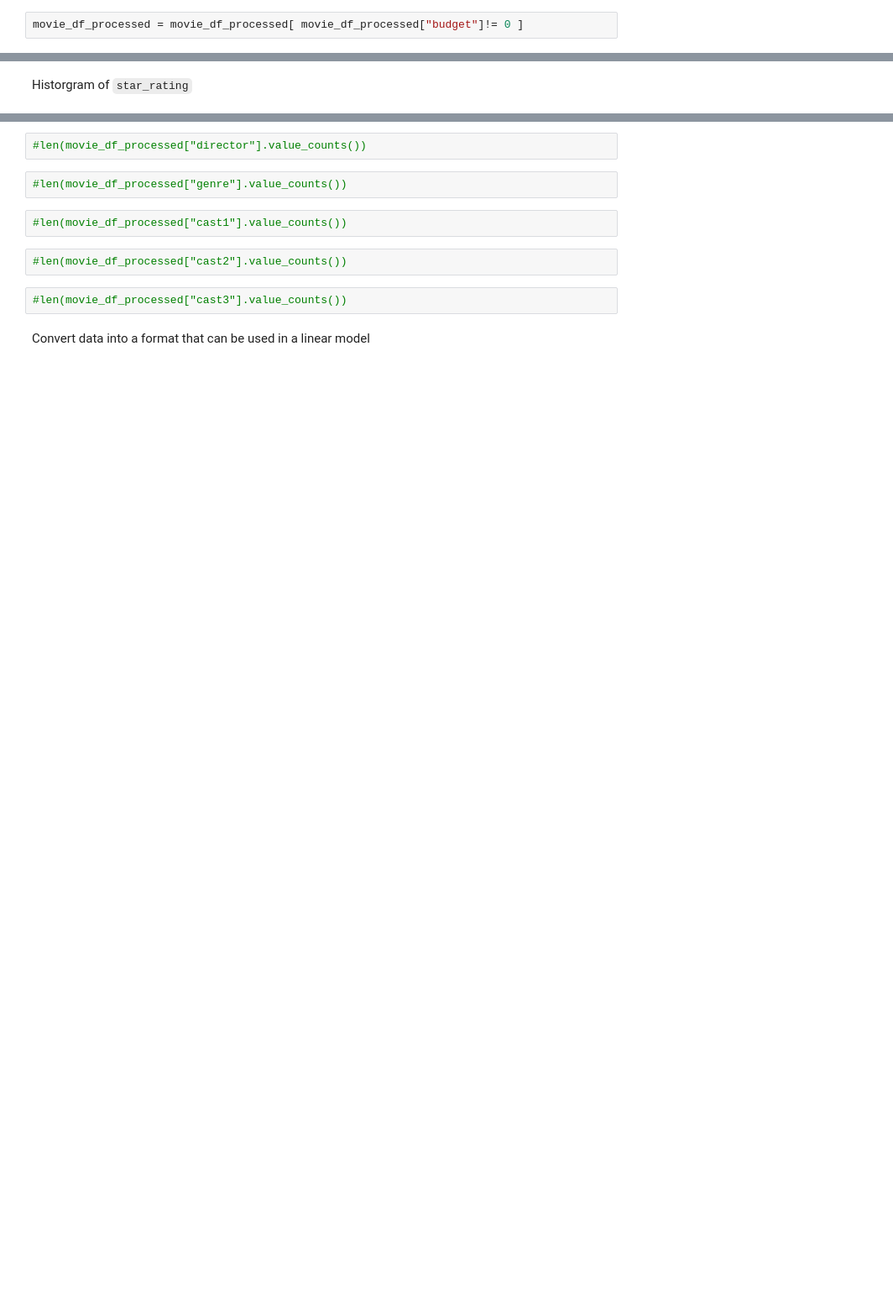
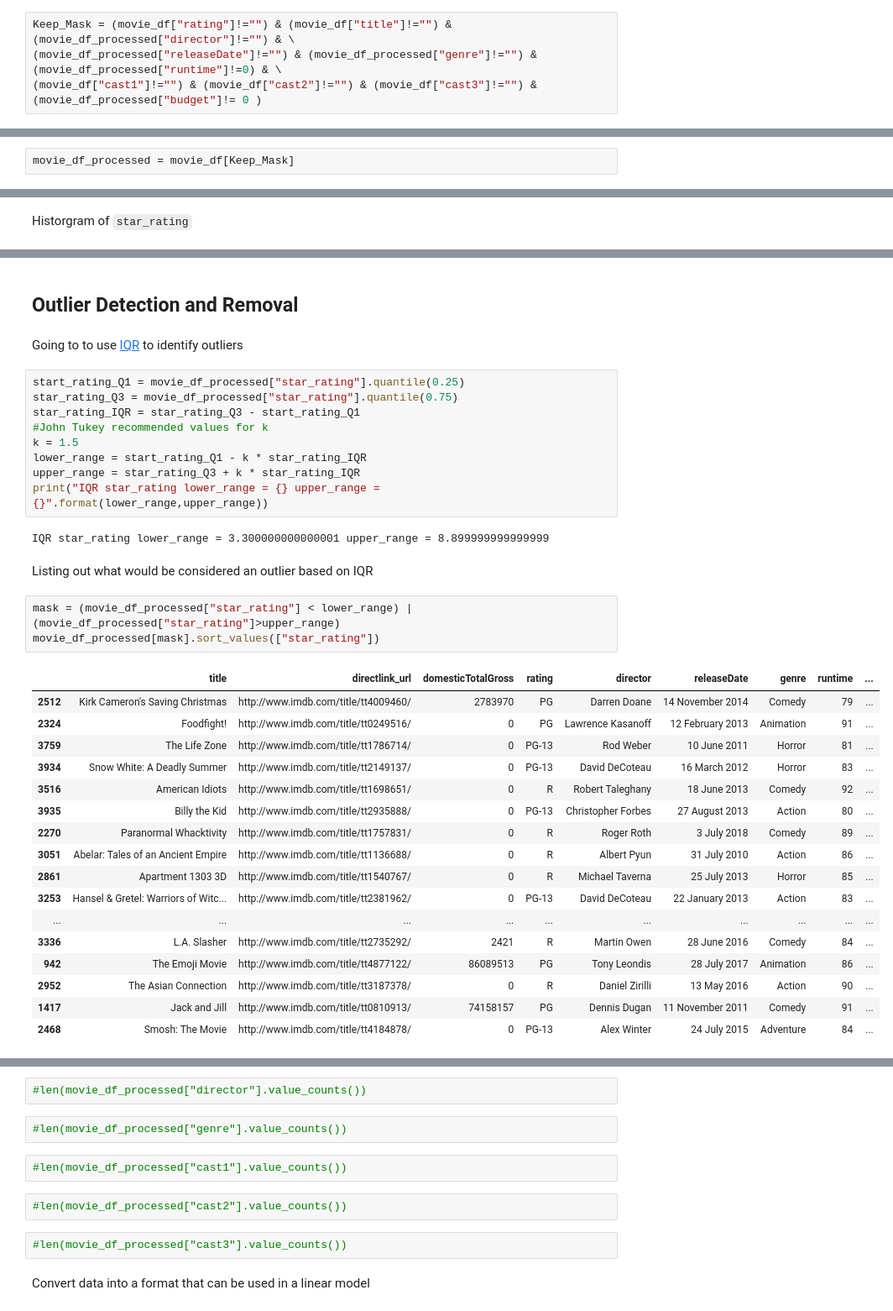
Before and after one commit to michael-a-green/Metis_Project2, a Jupyter notebook: Project2.ipynb, the cells around one changed output, grey strips where cells are left out. Shown at 84% size. Drawn from its saved outputs; the diff is of its cells as text; blank space fills up the shorter version.

```diff
--- a/Project2.ipynb
+++ b/Project2.ipynb
@@ -472,7 +463,11 @@ movie_df_processed = movie_df_processed[cast_mask]
-# %%
-movie_df_processed = movie_df_processed[ movie_df_processed["budget"]!= 0 ]
+# %%
+Keep_Mask = (movie_df["rating"]!="") & (movie_df["title"]!="") &  (movie_df_processed["director"]!="") & \
+(movie_df_processed["releaseDate"]!="") & (movie_df_processed["genre"]!="") & (movie_df_processed["runtime"]!=0) & \
+(movie_df["cast1"]!="") & (movie_df["cast2"]!="") & (movie_df["cast3"]!="") & (movie_df_processed["budget"]!= 0 )
 # %% [markdown]
 Shape of data frame. First number is the number of movies I will be processing.
+# %%
+movie_df_processed = movie_df[Keep_Mask]
 # %%
 movie_df_processed.shape
 # %% [output]
@@ -532,0 +592,38 @@ movie_df_processed["rating"] = movie_df_processed["rating"].replace({"PG-":"PG-1
+# %% [markdown]
+## Outlier Detection and Removal
+# %% [markdown]
+Going to to use [IQR](https://en.wikipedia.org/wiki/Interquartile_range) to identify outliers
+# %%
+start_rating_Q1 = movie_df_processed["star_rating"].quantile(0.25)
+star_rating_Q3 = movie_df_processed["star_rating"].quantile(0.75)
+star_rating_IQR = star_rating_Q3 - start_rating_Q1
+#John Tukey recommended values for k
+k = 1.5
+lower_range = start_rating_Q1 - k * star_rating_IQR
+upper_range = star_rating_Q3 + k * star_rating_IQR
+print("IQR star_rating lower_range = {} upper_range = {}".format(lower_range,upper_range))
+# %% [output]
+IQR star_rating lower_range = 3.300000000000001 upper_range = 8.899999999999999
+# %% [markdown]
+Listing out what would be considered an outlier based on IQR
+# %%
+mask = (movie_df_processed["star_rating"] < lower_range) | (movie_df_processed["star_rating"]>upper_range)
+movie_df_processed[mask].sort_values(["star_rating"])
+# %% [output]
+|  | title | directlink_url | domesticTotalGross | rating | director | releaseDate | genre | runtime | ... |
+| 2512 | Kirk Cameron's Saving Christmas | http://www.imdb.com/title/tt4009460/ | 2783970 | PG | Darren Doane | 14 November 2014 | Comedy | 79 | ... |
+| 2324 | Foodfight! | http://www.imdb.com/title/tt0249516/ | 0 | PG | Lawrence Kasanoff | 12 February 2013 | Animation | 91 | ... |
+| 3759 | The Life Zone | http://www.imdb.com/title/tt1786714/ | 0 | PG-13 | Rod Weber | 10 June 2011 | Horror | 81 | ... |
+| 3934 | Snow White: A Deadly Summer | http://www.imdb.com/title/tt2149137/ | 0 | PG-13 | David DeCoteau | 16 March 2012 | Horror | 83 | ... |
+| 3516 | American Idiots | http://www.imdb.com/title/tt1698651/ | 0 | R | Robert Taleghany | 18 June 2013 | Comedy | 92 | ... |
+| 3935 | Billy the Kid | http://www.imdb.com/title/tt2935888/ | 0 | PG-13 | Christopher Forbes | 27 August 2013 | Action | 80 | ... |
+| 2270 | Paranormal Whacktivity | http://www.imdb.com/title/tt1757831/ | 0 | R | Roger Roth | 3 July 2018 | Comedy | 89 | ... |
+| 3051 | Abelar: Tales of an Ancient Empire | http://www.imdb.com/title/tt1136688/ | 0 | R | Albert Pyun | 31 July 2010 | Action | 86 | ... |
+| 2861 | Apartment 1303 3D | http://www.imdb.com/title/tt1540767/ | 0 | R | Michael Taverna | 25 July 2013 | Horror | 85 | ... |
+| 3253 | Hansel & Gretel: Warriors of Witc... | http://www.imdb.com/title/tt2381962/ | 0 | PG-13 | David DeCoteau | 22 January 2013 | Action | 83 | ... |
+| ... | ... | ... | ... | ... | ... | ... | ... | ... | ... |
+| 3336 | L.A. Slasher | http://www.imdb.com/title/tt2735292/ | 2421 | R | Martin Owen | 28 June 2016 | Comedy | 84 | ... |
+| 942 | The Emoji Movie | http://www.imdb.com/title/tt4877122/ | 86089513 | PG | Tony Leondis | 28 July 2017 | Animation | 86 | ... |
+| 2952 | The Asian Connection | http://www.imdb.com/title/tt3187378/ | 0 | R | Daniel Zirilli | 13 May 2016 | Action | 90 | ... |
+| 1417 | Jack and Jill | http://www.imdb.com/title/tt0810913/ | 74158157 | PG | Dennis Dugan | 11 November 2011 | Comedy | 91 | ... |
+| 2468 | Smosh: The Movie | http://www.imdb.com/title/tt4184878/ | 0 | PG-13 | Alex Winter | 24 July 2015 | Adventure | 84 | ... |
```
Also changed, not shown: parts of 28 cells of this notebook.
